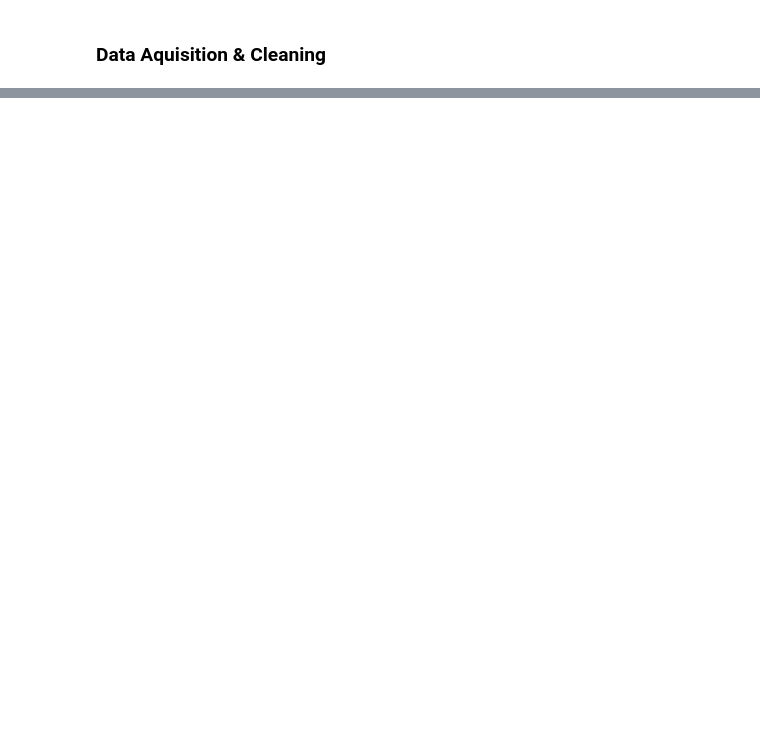
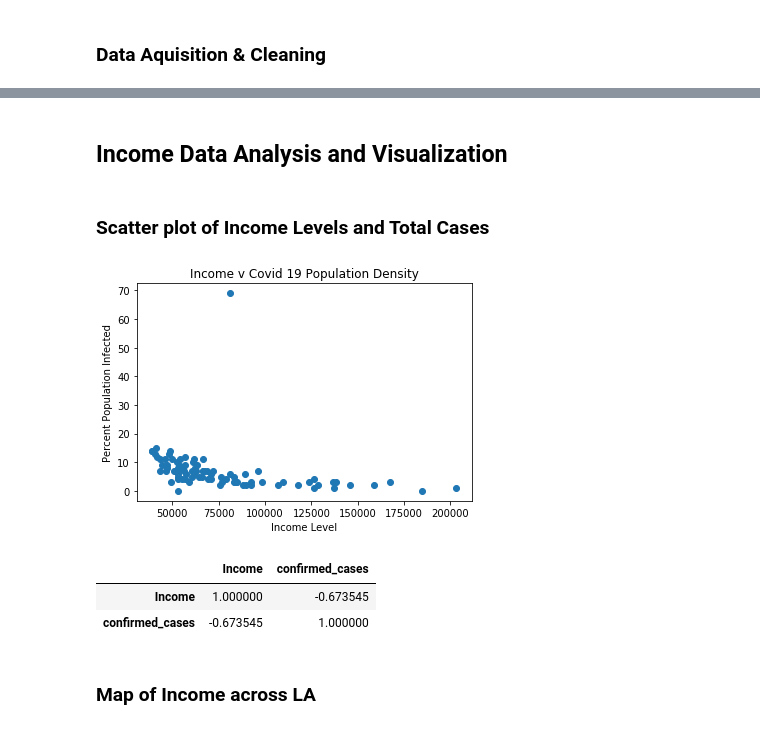
Before and after one commit to ysabellelam/Coursera_Capstone, a Jupyter notebook: Capstone Notebook.ipynb, the cells around one changed output, grey strips where cells are left out. Cells and saved outputs as stored; diff of their text form; code cells hidden in the pictures; blank space fills up the shorter version.

```diff
--- a/Capstone Notebook.ipynb
+++ b/Capstone Notebook.ipynb
@@ -45,0 +314,7 @@ From the data I would like to create four separate tables.
+# %%
+laIncome = laIncome.drop(axis =1 , columns= ['RANK'])
+# %%
+laIncome = laIncome.rename(columns = {'NEIGHBORHOOD':'place', 'MEDIAN INCOME':'Income'})
+laIncome['Income'] = laIncome['Income'].str.replace(',', '')
+laIncome['Income'] = laIncome['Income'].str.replace('$', '')
+laIncome['Income'] = laIncome['Income'].astype(int)
@@ -45,0 +729,6 @@ From the data I would like to create four separate tables.
+# %% [markdown]
+## Income Data Analysis and Visualization
+# %%
+laIncomeData = laIncome.merge(neighborhoodFilter, on='place')
+# %%
+laIncomeData = laIncomeData.sort_values(by = ['Income'])
@@ -45,0 +740,10 @@ From the data I would like to create four separate tables.
+# %% [markdown]
+### Scatter plot of Income Levels and Total Cases
+# %%
+plt.scatter(laIncomeData['Income'], laIncomeData['confirmed_cases'])
+plt.title('Income v Covid 19 Population Density')
+plt.ylabel('Percent Population Infected')
+plt.xlabel('Income Level')
+plt.show()
+# %% [output]
+[figure, added]
@@ -45,0 +753,8 @@ From the data I would like to create four separate tables.
+# %%
+laIncome[['Income', 'confirmed_cases']].corr()
+# %% [output]
+|  | Income | confirmed_cases |
+| Income | 1.000000 | -0.673545 |
+| confirmed_cases | -0.673545 | 1.000000 |
+# %% [markdown]
+### Map of Income across LA
```
Also changed, not shown: parts of 129 cells of this notebook.
